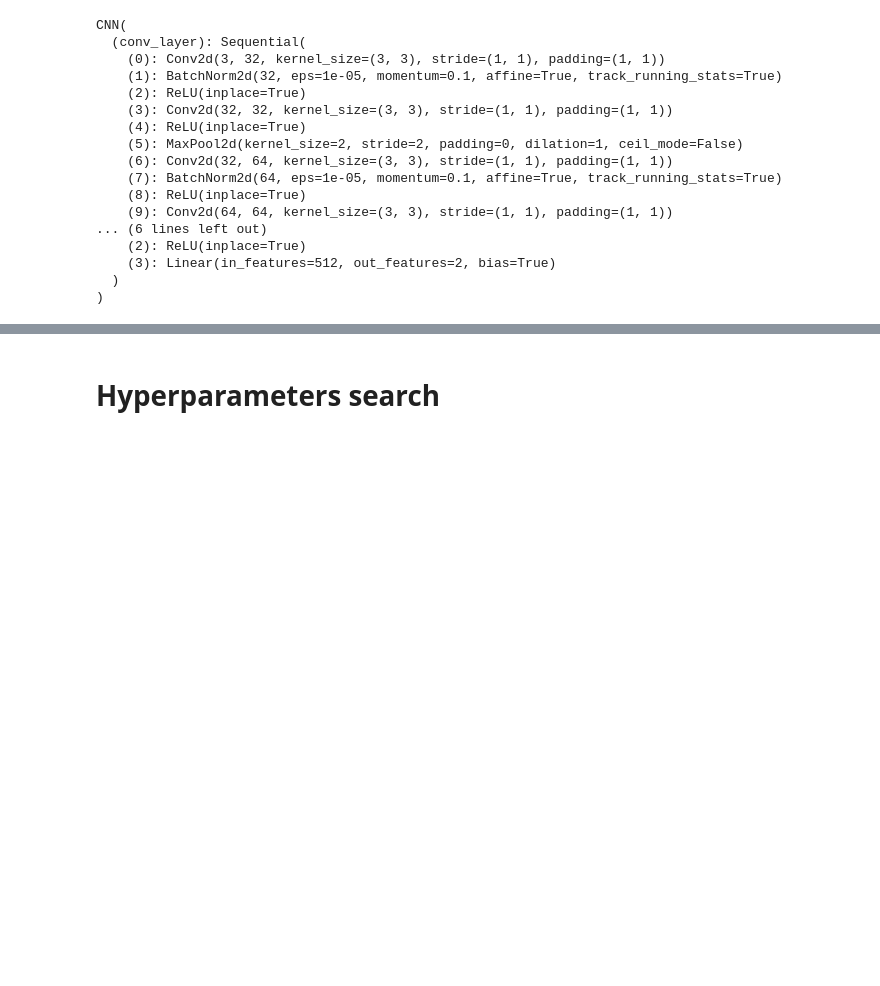
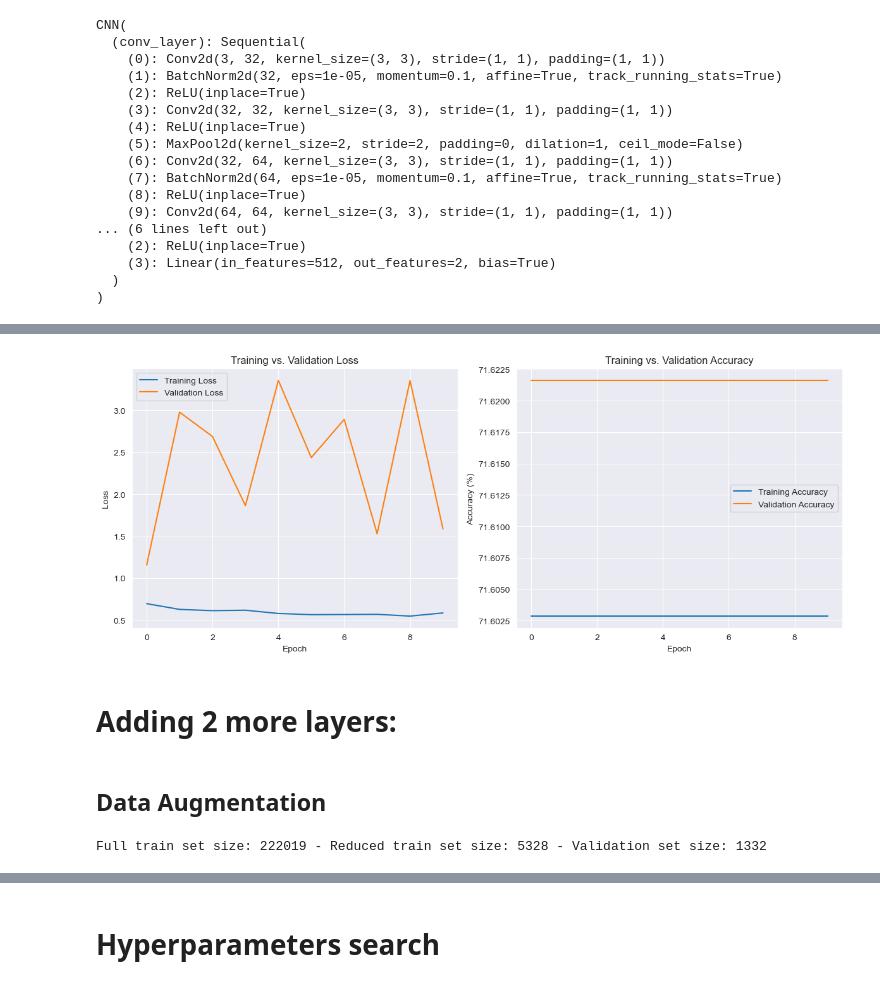
Before and after one commit to orcunkarabicak/DeepLearning, a Jupyter notebook: Pre-processing_stratified.ipynb, the cells around one changed output, grey strips where cells are left out. Saved outputs shown, nothing was run; the diff lists cells and outputs as text; code cells hidden in the pictures; blank space fills up the shorter version.

```diff
--- a/Pre-processing_stratified.ipynb
+++ b/Pre-processing_stratified.ipynb
@@ -425,0 +669,18 @@ Execution time: 05:32
+# %%
+def calculate_positive_weights(targets):
+    # Calculate class weights based on the imbalance ratio
+    num_samples = len(targets)
+    num_positive_samples = targets.sum().item()  # Assuming targets are binary (0 or 1)
+    num_negative_samples = num_samples - num_positive_samples
+    pos_weight = torch.tensor([num_negative_samples / num_positive_samples], dtype=torch.float)
+    return pos_weight
+# %%
+pos_weight = calculate_positive_weights(train_df.target)
+# %%
+model = CNN().to(device)
+optimizer = optim.Adam(model.parameters(), lr=learning_rate, weight_decay=1e-4) # L2 regularization
+criterion = nn.BCEWithLogitsLoss(pos_weight=pos_weight) # Check this part nn.BCEWithLogitsLoss()
+
+train_losses, train_accuracies, validation_losses, validation_accuracies = train_and_validate(model, train_loader, val_loader, criterion, optimizer, epochs, device)
+plot_metrics(train_losses, train_accuracies, validation_losses, validation_accuracies)
+# %% [output]
@@ -425,0 +699,26 @@ Execution time: 05:32
+[figure, added]
+# %% [markdown]
+# Adding 2 more layers:
+# %% [markdown]
+## Data Augmentation
+# %%
+# Enhanced augmentation + normalization for training
+train_transform = transforms.Compose([
+    transforms.Resize((50, 50)),
+    transforms.ColorJitter(brightness=0.2, contrast=0.2, saturation=0.2, hue=0.1),
+    transforms.RandomCrop(50, padding=4),
+    transforms.RandomHorizontalFlip(),
+    transforms.ToTensor(),
+    transforms.Normalize(mean=mean, std=std)])
+
+
+train_dataset = BreastCancerDataset(limited_train_df, transform=train_transform)  # Updated fold transform
+val_dataset = BreastCancerDataset(val_df, transform=base_transform) # Using base transform
+
+# Create data loaders for training and testing
+train_loader = DataLoader(train_dataset, batch_size=batch_size, shuffle=True, worker_init_fn=worker_init_fn)
+val_loader = DataLoader(val_dataset, batch_size=batch_size, shuffle=False, worker_init_fn=worker_init_fn)
+
+print(f"Full train set size: {len(full_train_df)} - Reduced train set size: {len(train_dataset)} - Validation set size: {len(val_dataset)}")
+# %% [output]
+Full train set size: 222019 - Reduced train set size: 5328 - Validation set size: 1332
```
Also changed, not shown: parts of 28 cells of this notebook.
